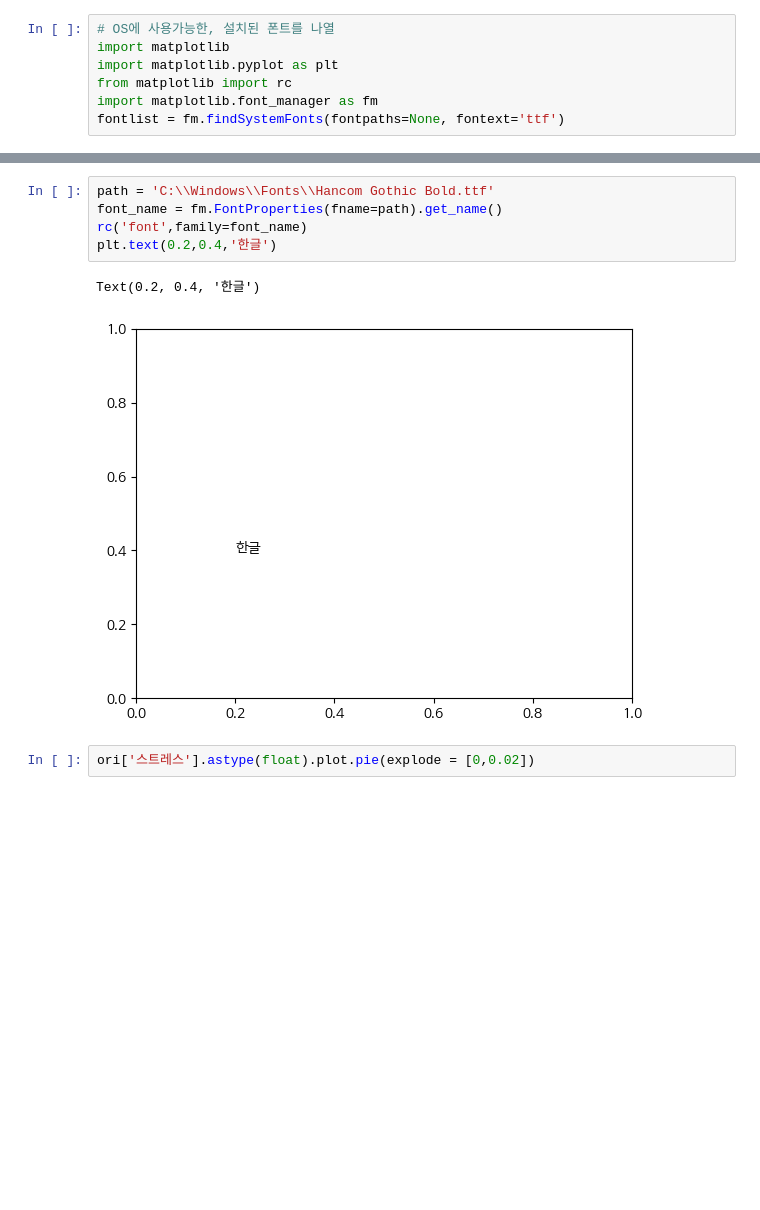
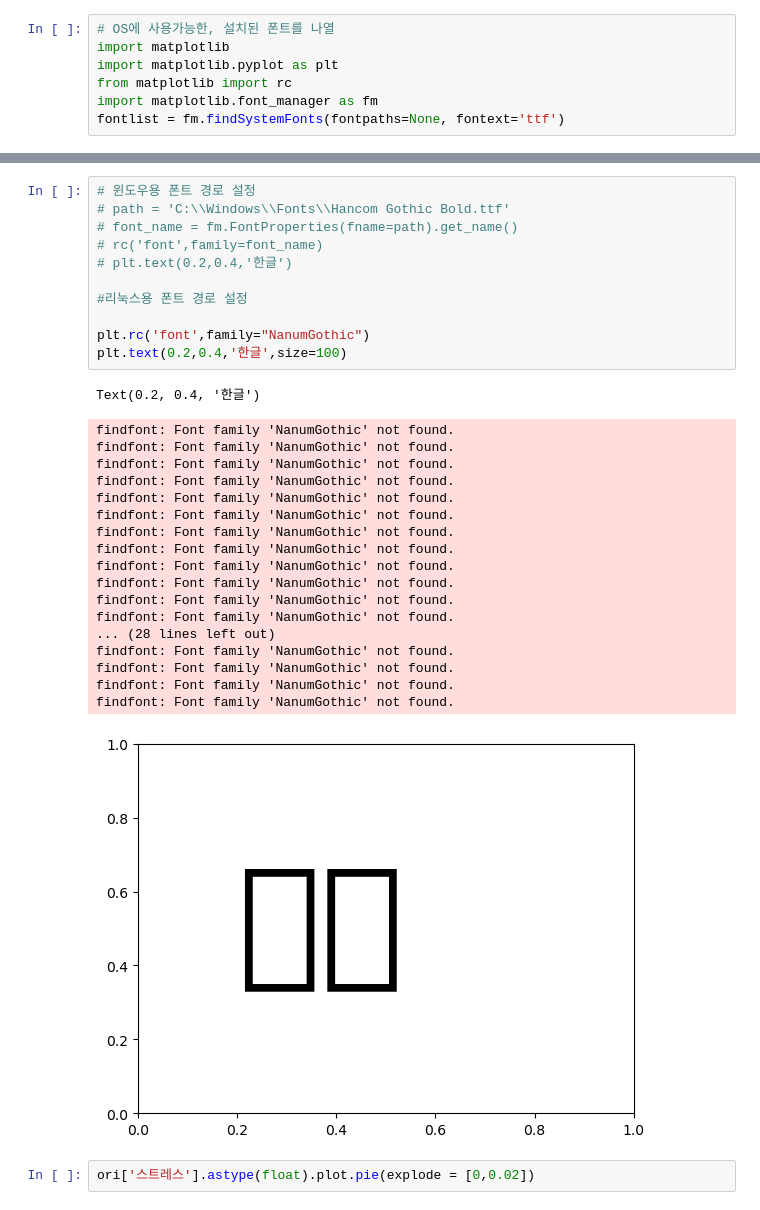
Before and after one commit to hyebinrk/python, a Jupyter notebook: py11_청소년정신건강분석.ipynb, the cells around one changed output, grey strips where cells are left out. Saved outputs shown, nothing was run; the diff lists cells and outputs as text; blank space fills up the shorter version.

```diff
--- a/py11_청소년정신건강분석.ipynb
+++ b/py11_청소년정신건강분석.ipynb
@@ -61,11 +65,34 @@ fontlist = fm.findSystemFonts(fontpaths=None, fontext='ttf')
 # %%
-path = 'C:\\Windows\\Fonts\\Hancom Gothic Bold.ttf'
-font_name = fm.FontProperties(fname=path).get_name()
-rc('font',family=font_name)
-plt.text(0.2,0.4,'한글')
+# 윈도우용 폰트 경로 설정
+# path = 'C:\\Windows\\Fonts\\Hancom Gothic Bold.ttf'
+# font_name = fm.FontProperties(fname=path).get_name()
+# rc('font',family=font_name)
+# plt.text(0.2,0.4,'한글')
+
+#리눅스용 폰트 경로 설정
+
+plt.rc('font',family="NanumGothic")
+plt.text(0.2,0.4,'한글',size=100)
 # %% [output]
 Text(0.2, 0.4, '한글')
+findfont: Font family 'NanumGothic' not found.
+findfont: Font family 'NanumGothic' not found.
+findfont: Font family 'NanumGothic' not found.
+findfont: Font family 'NanumGothic' not found.
+findfont: Font family 'NanumGothic' not found.
+findfont: Font family 'NanumGothic' not found.
+findfont: Font family 'NanumGothic' not found.
+findfont: Font family 'NanumGothic' not found.
+findfont: Font family 'NanumGothic' not found.
+findfont: Font family 'NanumGothic' not found.
+findfont: Font family 'NanumGothic' not found.
+findfont: Font family 'NanumGothic' not found.
+... (28 lines left out)
+findfont: Font family 'NanumGothic' not found.
+findfont: Font family 'NanumGothic' not found.
+findfont: Font family 'NanumGothic' not found.
+findfont: Font family 'NanumGothic' not found.
-[figure, old version]
+[figure, new version]
 # %%
 ori['스트레스'].astype(float).plot.pie(explode = [0,0.02])
 # %% [output]
```
Also changed, not shown: parts of 1 cell of this notebook, 4 other files.
